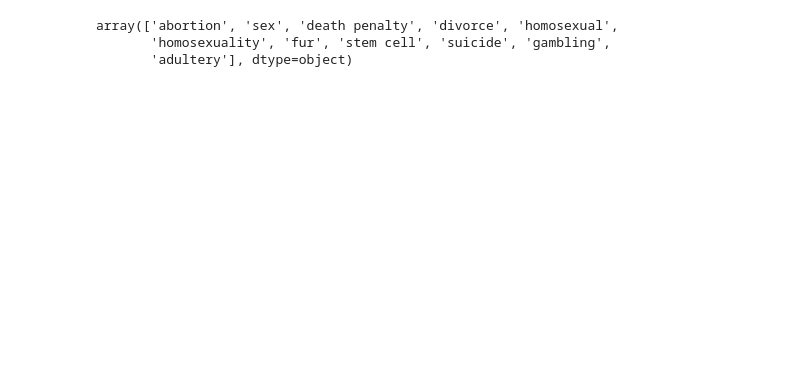
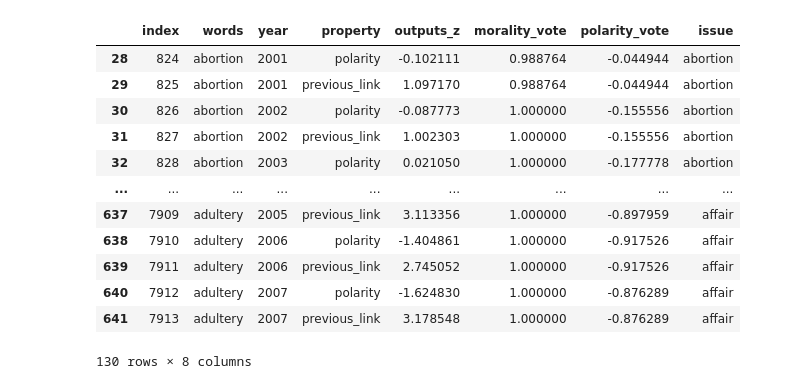
Before and after one commit to AidaRamezani/moralization_temporal, a Jupyter notebook: notebooks/nyt_gallup.ipynb, the cells around one changed output. Drawn from its saved outputs; the diff is of its cells as text; code cells hidden in the pictures; blank space fills up the shorter version.

```diff
--- a/notebooks/nyt_gallup.ipynb
+++ b/notebooks/nyt_gallup.ipynb
@@ -117,10 +97,20 @@ for issue in issues:
 # %%
 total_df = total_df.loc[~pd.isna(total_df.morality_vote)]
 # %%
-total_df.words.unique()
+total_df
 # %% [output]
+|  | index | words | year | property | outputs_z | morality_vote | polarity_vote | issue |
+| 28 | 824 | abortion | 2001 | polarity | -0.102111 | 0.988764 | -0.044944 | abortion |
+| 29 | 825 | abortion | 2001 | previous_link | 1.097170 | 0.988764 | -0.044944 | abortion |
+| 30 | 826 | abortion | 2002 | polarity | -0.087773 | 1.000000 | -0.155556 | abortion |
+| 31 | 827 | abortion | 2002 | previous_link | 1.002303 | 1.000000 | -0.155556 | abortion |
+| 32 | 828 | abortion | 2003 | polarity | 0.021050 | 1.000000 | -0.177778 | abortion |
+| ... | ... | ... | ... | ... | ... | ... | ... | ... |
+| 637 | 7909 | adultery | 2005 | previous_link | 3.113356 | 1.000000 | -0.897959 | affair |
+| 638 | 7910 | adultery | 2006 | polarity | -1.404861 | 1.000000 | -0.917526 | affair |
+| 639 | 7911 | adultery | 2006 | previous_link | 2.745052 | 1.000000 | -0.917526 | affair |
+| 640 | 7912 | adultery | 2007 | polarity | -1.624830 | 1.000000 | -0.876289 | affair |
+| 641 | 7913 | adultery | 2007 | previous_link | 3.178548 | 1.000000 | -0.876289 | affair |
-array(['abortion', 'sex', 'death penalty', 'divorce', 'homosexual',
-       'homosexuality', 'fur', 'stem cell', 'suicide', 'gambling',
-       'adultery'], dtype=object)
+130 rows × 8 columns
 # %%
 total_df = total_df.groupby(['issue','year','property','words'])[['outputs_z','morality_vote','polarity_vote']].mean().reset_index()
```
Also changed, not shown: parts of 10 cells of this notebook.
